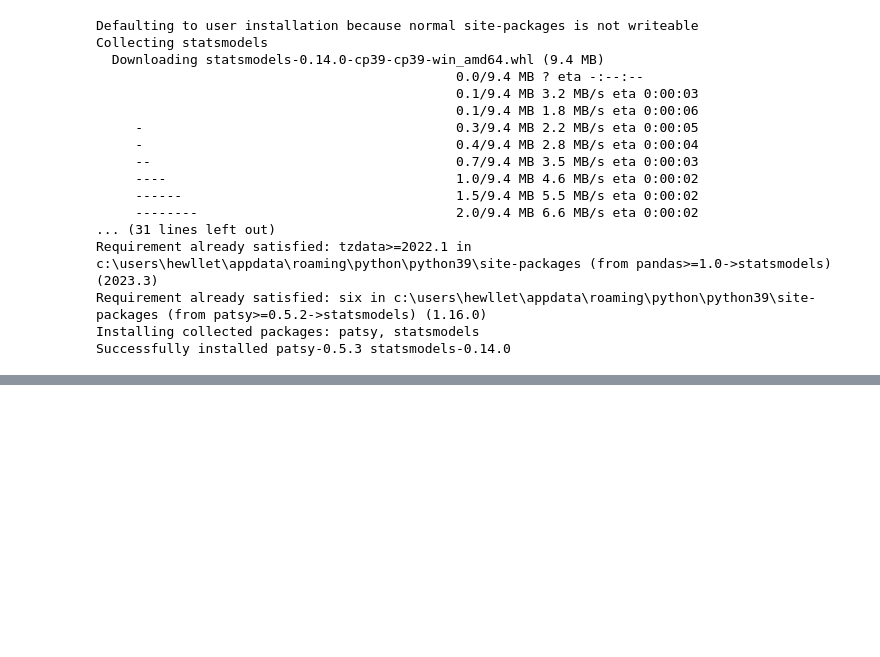
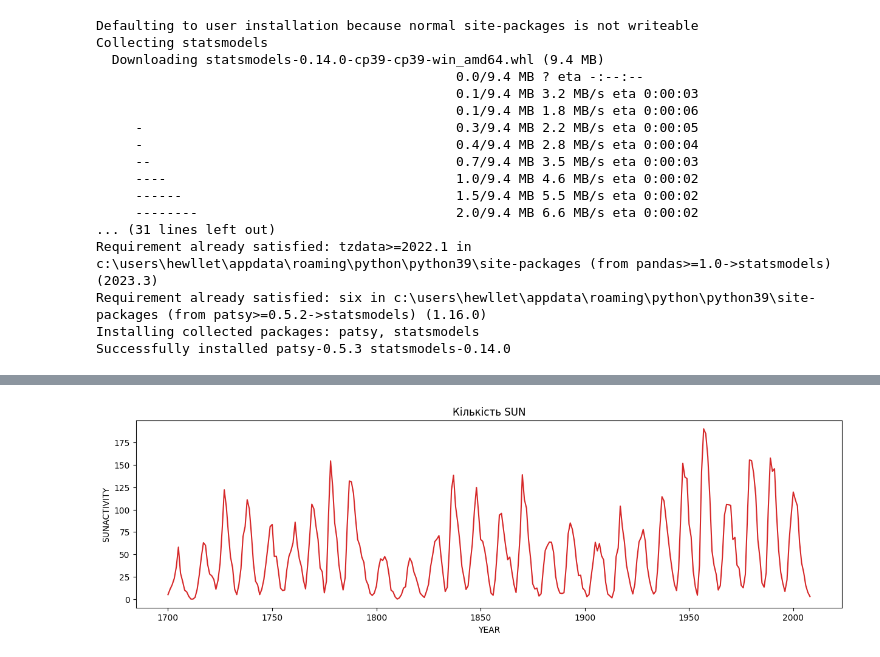
Before and after one commit to Lozol/StartUp_homework, a Jupyter notebook: HW 45.ipynb, the cells around one changed output, grey strips where cells are left out. Drawn from its saved outputs; the diff is of its cells as text; code cells hidden in the pictures; blank space fills up the shorter version.

```diff
--- a/HW 45.ipynb
+++ b/HW 45.ipynb
@@ -4,7 +4,7 @@
 Використовуючи модель ARIMA і датасет Yearly sunspots data 1700-2008 побудуйте прогноз на 2009-2030 р.р.
 # %%
 import statsmodels.api as sm
-df = sm.datasets.sunspots.load_pandas()
+data = sm.datasets.sunspots.load_pandas()
 # %%
 !pip install statsmodels
 # %% [output]
@@ -34,3 +32,6 @@ AttributeError: 'Dataset' object has no attribute 'summary'
+# %%
+df = data.data
+df.index = pd.Index(sm.tsa.datetools.dates_from_range('1700', '2008'))
 # %%
 df.head()
 # %% [output]
@@ -37,0 +57,10 @@ AttributeError: 'Dataset' object has no attribute 'head'
+# %%
+def plot_df(df, x, y, title="", xlabel='YEAR', ylabel='SUNACTIVITY', dpi=100):
+    plt.figure(figsize=(15,4), dpi=dpi)
+    plt.plot(x, y, color='tab:red')
+    plt.gca().set(title=title, xlabel=xlabel, ylabel=ylabel)
+    plt.show()
+# %%
+plot_df(df, x=df['YEAR'], y=df['SUNACTIVITY'], title='Кількість SUN')
+# %% [output]
+[figure, added]
```
Also changed, not shown: parts of 15 cells of this notebook.
